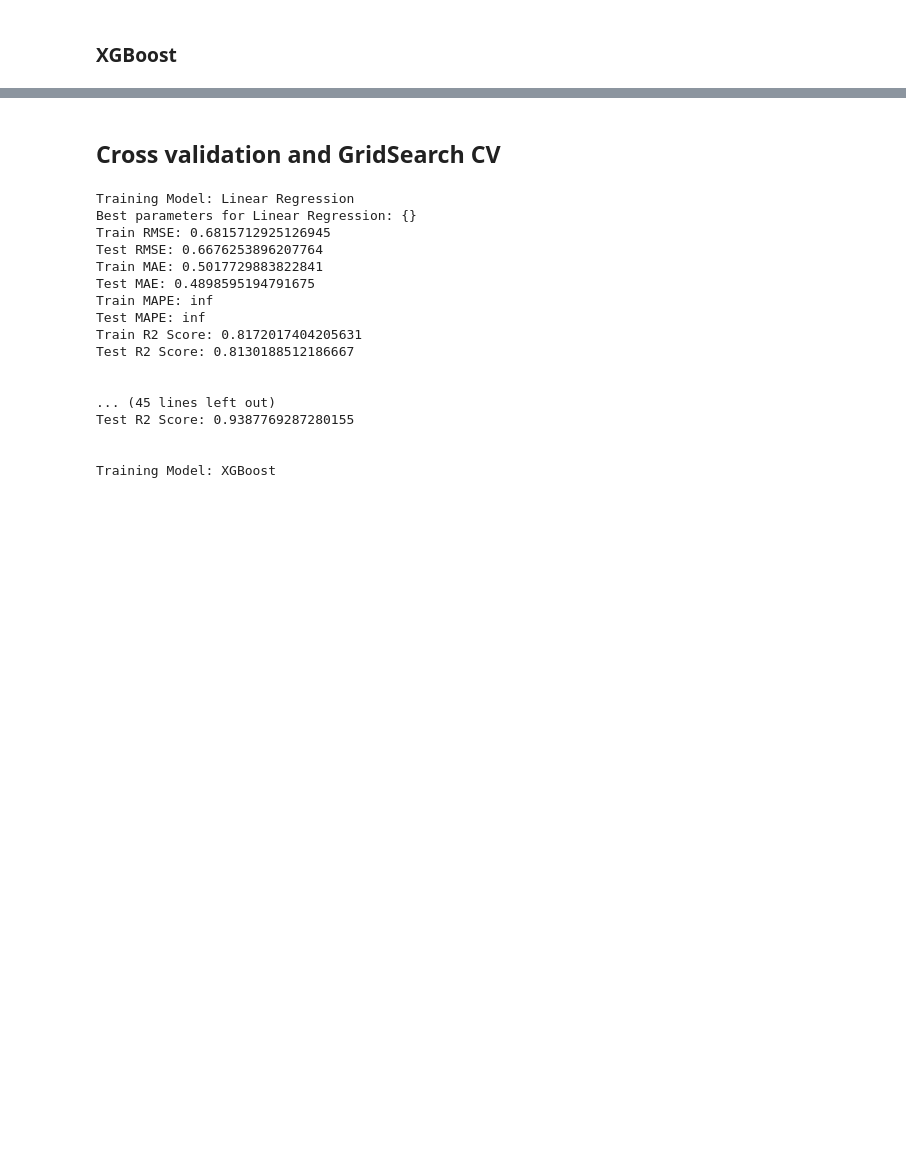
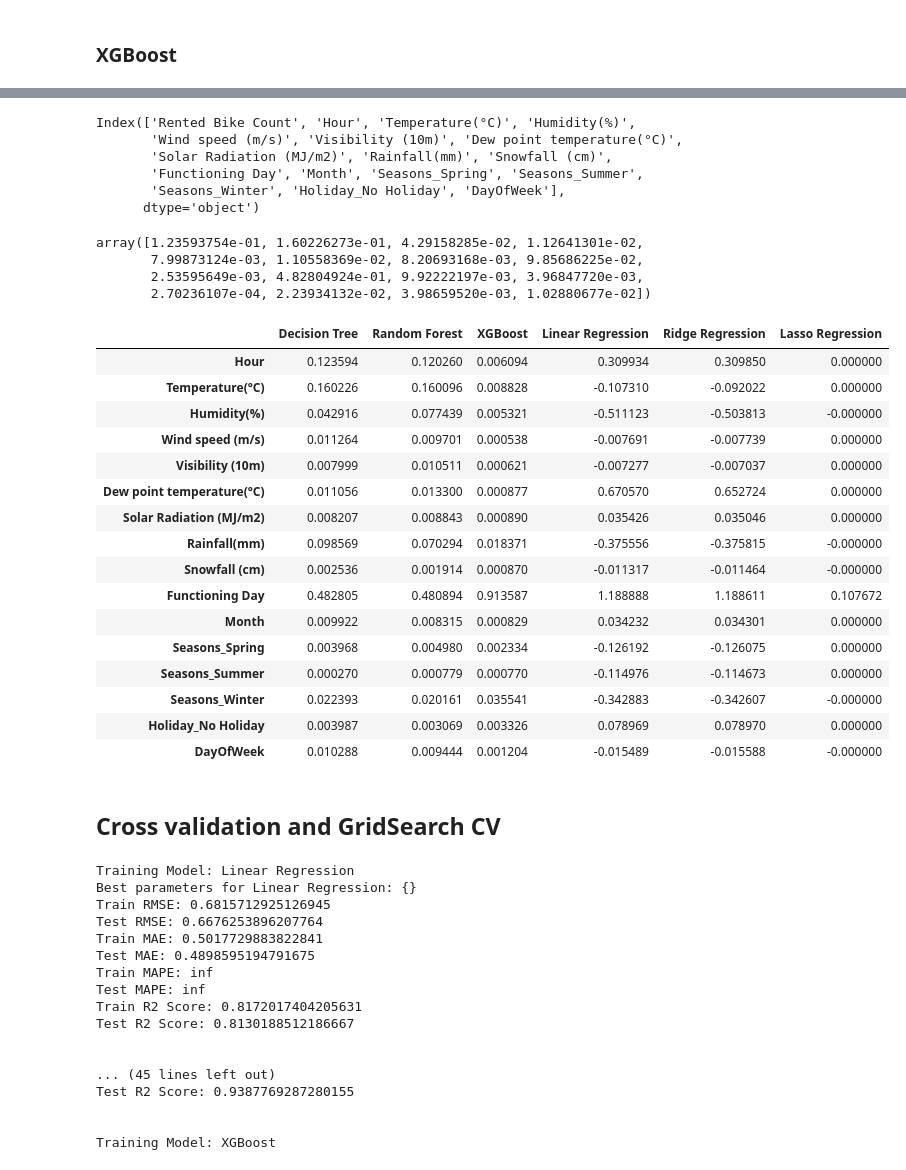
Before and after one commit to sudhir-singh94/Regression_Seoul_Bike_Data, a Jupyter notebook: Regression_Seoul_Bike_Data.ipynb, the cells around one changed output, grey strips where cells are left out. Saved outputs shown, nothing was run; the diff lists cells and outputs as text; code cells hidden in the pictures; blank space fills up the shorter version.

```diff
--- a/Regression_Seoul_Bike_Data.ipynb
+++ b/Regression_Seoul_Bike_Data.ipynb
@@ -1291,3 +1743,72 @@ metrics_results
+# %%
+data_all.columns
+# %% [output]
+Index(['Rented Bike Count', 'Hour', 'Temperature(°C)', 'Humidity(%)',
+       'Wind speed (m/s)', 'Visibility (10m)', 'Dew point temperature(°C)',
+       'Solar Radiation (MJ/m2)', 'Rainfall(mm)', 'Snowfall (cm)',
+       'Functioning Day', 'Month', 'Seasons_Spring', 'Seasons_Summer',
+       'Seasons_Winter', 'Holiday_No Holiday', 'DayOfWeek'],
+      dtype='object')
+# %%
+dt.feature_importances_
+# %% [output]
+array([1.23593754e-01, 1.60226273e-01, 4.29158285e-02, 1.12641301e-02,
+       7.99873124e-03, 1.10558369e-02, 8.20693168e-03, 9.85686225e-02,
+       2.53595649e-03, 4.82804924e-01, 9.92222197e-03, 3.96847720e-03,
+       2.70236107e-04, 2.23934132e-02, 3.98659520e-03, 1.02880677e-02])
+# %%
+# Assume df is your original DataFrame and 'target' is your target variable
+#feature_names = df.drop('Rented Bike Count', axis=1).columns.tolist()
+
+# Now you perform train test split and all your model training
+
+# Finally, while creating the feature importance DataFrame, use this list
+feature_imp_results = pd.DataFrame(index=['Hour', 'Temperature(°C)', 'Humidity(%)',
+       'Wind speed (m/s)', 'Visibility (10m)', 'Dew point temperature(°C)',
+       'Solar Radiation (MJ/m2)', 'Rainfall(mm)', 'Snowfall (cm)',
+       'Functioning Day', 'Month', 'Seasons_Spring', 'Seasons_Summer',
+       'Seasons_Winter', 'Holiday_No Holiday', 'DayOfWeek'], dtype=float)
+# %%
+
+
+# Decision Tree
+feature_imp_results['Decision Tree'] = dt.feature_importances_
+
+# Random Forest
+feature_imp_results['Random Forest'] = rf.feature_importances_
+
+# XGBoost
+feature_imp_results['XGBoost'] = xgb.feature_importances_
+
+# Linear Regression
+feature_imp_results['Linear Regression'] = lr.coef_
+
+# Ridge Regression
+feature_imp_results['Ridge Regression'] = ridge.coef_
+
+# Lasso Regression
+feature_imp_results['Lasso Regression'] = lasso.coef_
+
+# Display feature importance results
+feature_imp_results
+# %% [output]
+|  | Decision Tree | Random Forest | XGBoost | Linear Regression | Ridge Regression | Lasso Regression |
+| Hour | 0.123594 | 0.120260 | 0.006094 | 0.309934 | 0.309850 | 0.000000 |
+| Temperature(°C) | 0.160226 | 0.160096 | 0.008828 | -0.107310 | -0.092022 | 0.000000 |
+| Humidity(%) | 0.042916 | 0.077439 | 0.005321 | -0.511123 | -0.503813 | -0.000000 |
+| Wind speed (m/s) | 0.011264 | 0.009701 | 0.000538 | -0.007691 | -0.007739 | 0.000000 |
+| Visibility (10m) | 0.007999 | 0.010511 | 0.000621 | -0.007277 | -0.007037 | 0.000000 |
+| Dew point temperature(°C) | 0.011056 | 0.013300 | 0.000877 | 0.670570 | 0.652724 | 0.000000 |
+| Solar Radiation (MJ/m2) | 0.008207 | 0.008843 | 0.000890 | 0.035426 | 0.035046 | 0.000000 |
+| Rainfall(mm) | 0.098569 | 0.070294 | 0.018371 | -0.375556 | -0.375815 | -0.000000 |
+| Snowfall (cm) | 0.002536 | 0.001914 | 0.000870 | -0.011317 | -0.011464 | -0.000000 |
+| Functioning Day | 0.482805 | 0.480894 | 0.913587 | 1.188888 | 1.188611 | 0.107672 |
+| Month | 0.009922 | 0.008315 | 0.000829 | 0.034232 | 0.034301 | 0.000000 |
+| Seasons_Spring | 0.003968 | 0.004980 | 0.002334 | -0.126192 | -0.126075 | 0.000000 |
+| Seasons_Summer | 0.000270 | 0.000779 | 0.000770 | -0.114976 | -0.114673 | 0.000000 |
+| Seasons_Winter | 0.022393 | 0.020161 | 0.035541 | -0.342883 | -0.342607 | -0.000000 |
+| Holiday_No Holiday | 0.003987 | 0.003069 | 0.003326 | 0.078969 | 0.078970 | 0.000000 |
+| DayOfWeek | 0.010288 | 0.009444 | 0.001204 | -0.015489 | -0.015588 | -0.000000 |
 # %% [markdown]
 ## Cross validation and GridSearch CV
 # %%
```
Also changed, not shown: parts of 25 cells of this notebook.
